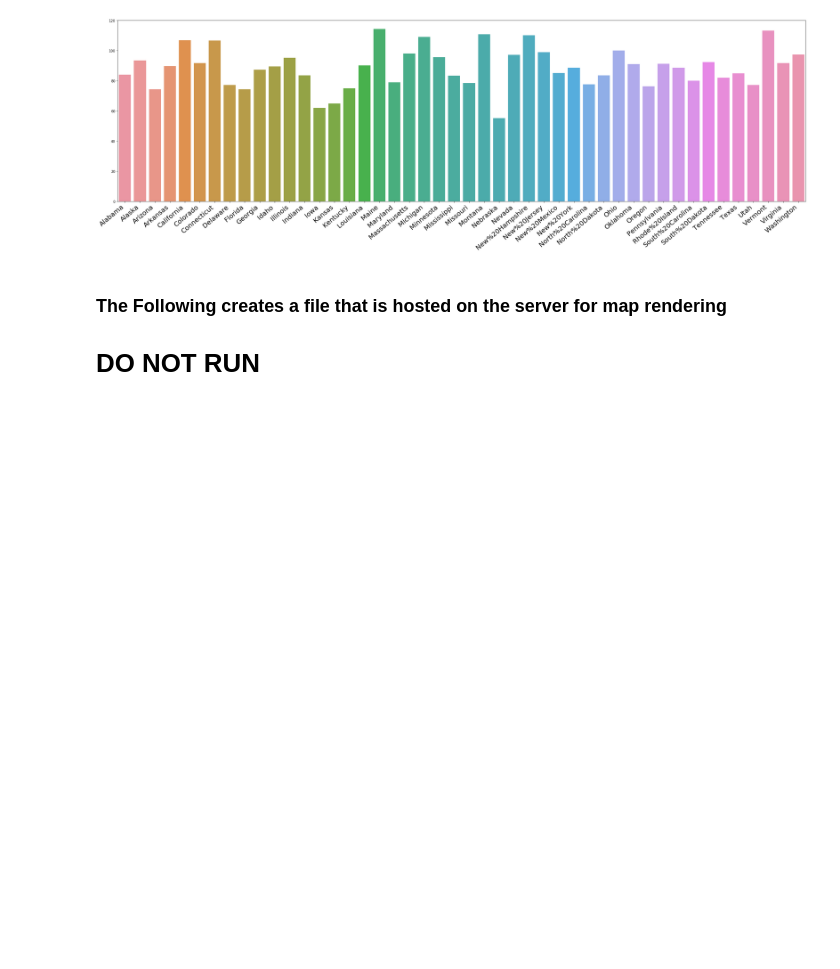
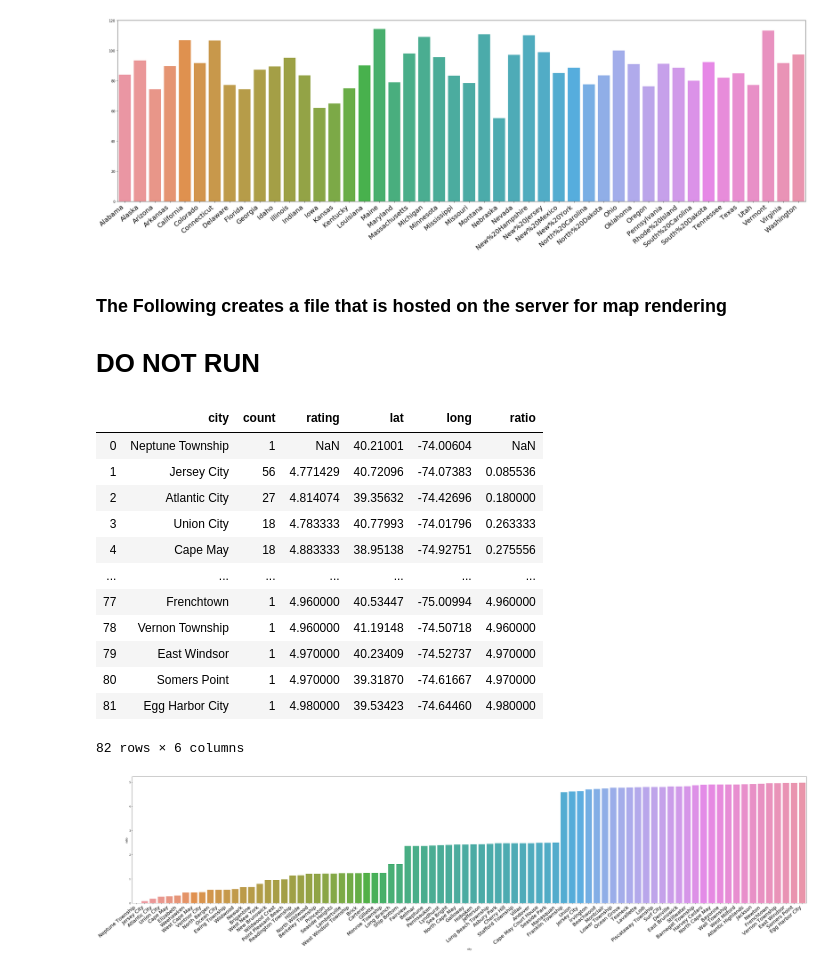
Before and after one commit to 320final/320final.github.io, a Jupyter notebook: jupiterNB/nb (copy).ipynb, the cells around one changed output. Cells and saved outputs as stored; diff of their text form; code cells hidden in the pictures; blank space fills up the shorter version.

```diff
--- a/jupiterNB/nb (copy).ipynb
+++ b/jupiterNB/nb (copy).ipynb
@@ -267,0 +250,25 @@ for i in range(0,3):
+# %%
+query = "SELECT city, count(city) as count, avg(avg_rating) as rating ,lat, long, (avg_rating/count(city)) as ratio FROM data WHERE state = 'New%20Jersey' Group By city Order By ratio"
+sub = pandasql.sqldf(query,globals())
+display(sub)
+
+plt.figure(figsize = (40, 10))
+ax = sns.barplot(x = sub['city'], y = sub['ratio'])
+ax.set_xticklabels(ax.get_xticklabels(), rotation=40, ha="right",fontsize=20)
+plt.tight_layout()
+plt.show()
+# %% [output]
+|  | city | count | rating | lat | long | ratio |
+| 0 | Neptune Township | 1 | NaN | 40.21001 | -74.00604 | NaN |
+| 1 | Jersey City | 56 | 4.771429 | 40.72096 | -74.07383 | 0.085536 |
+| 2 | Atlantic City | 27 | 4.814074 | 39.35632 | -74.42696 | 0.180000 |
+| 3 | Union City | 18 | 4.783333 | 40.77993 | -74.01796 | 0.263333 |
+| 4 | Cape May | 18 | 4.883333 | 38.95138 | -74.92751 | 0.275556 |
+| ... | ... | ... | ... | ... | ... | ... |
+| 77 | Frenchtown | 1 | 4.960000 | 40.53447 | -75.00994 | 4.960000 |
+| 78 | Vernon Township | 1 | 4.960000 | 41.19148 | -74.50718 | 4.960000 |
+| 79 | East Windsor | 1 | 4.970000 | 40.23409 | -74.52737 | 4.970000 |
+| 80 | Somers Point | 1 | 4.970000 | 39.31870 | -74.61667 | 4.970000 |
+| 81 | Egg Harbor City | 1 | 4.980000 | 39.53423 | -74.64460 | 4.980000 |
+82 rows × 6 columns
+[figure, added]
```
Also changed, not shown: parts of 19 cells of this notebook, 2 other files.
